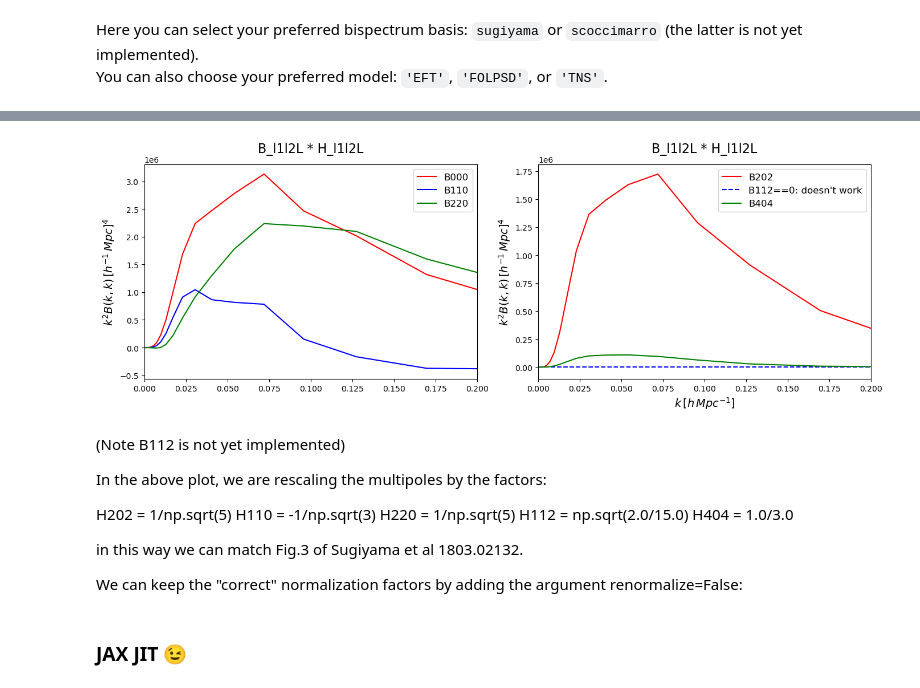
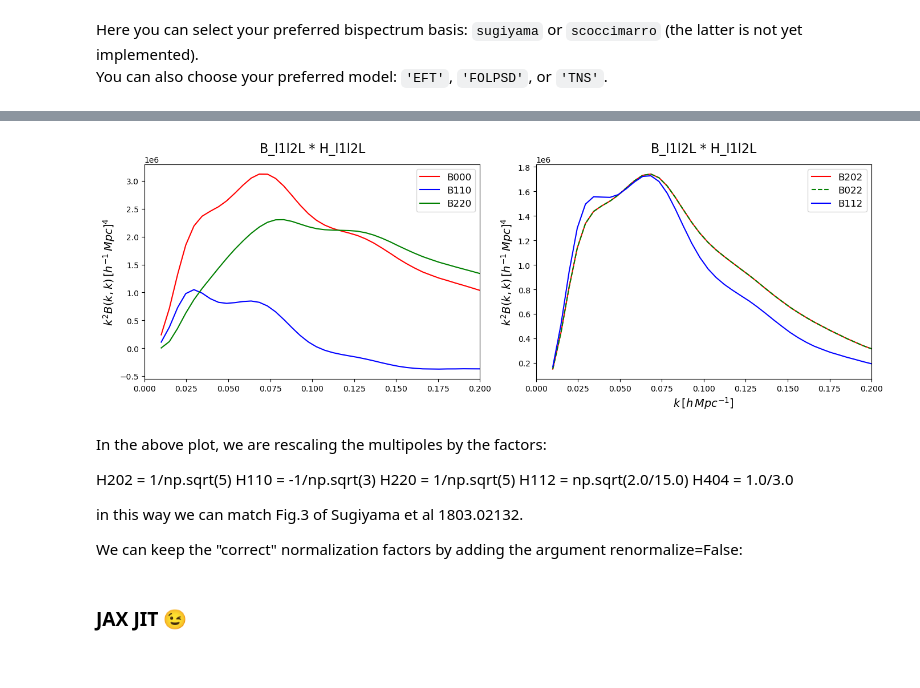
Before and after one commit to cosmodesi/FolpsD, a Jupyter notebook: folps/run_folps_jax.ipynb, the cells around one changed output, grey strips where cells are left out. Drawn from its saved outputs; the diff is of its cells as text; code cells hidden in the pictures.

Commit message:
new multipoles and Scoccimarro bispectrum
new Sugiyama multipoles, implemented the bispectrum convolution, and added the Scoccimarro bispectrum

```diff
--- a/folps/run_folps_jax.ipynb
+++ b/folps/run_folps_jax.ipynb
@@ -221,21 +213,29 @@ f0 = nonlinear.f0
 
 bpars = [b1, b2, bs2, c1, c2, Bshot, Pshot, X_FoG_bk]
 # %%
-ks = np.logspace(np.log10(0.0001), np.log10(0.4), 30)
-k1k2T = np.vstack([ks,ks]).T
+k_ev = np.linspace(0.01,0.2, num = 40)
+k1k2T =np.vstack([k_ev,k_ev]).T   # List of pairs of k. (B=B(k1,k2))
 # %% [markdown]
 Here you can select your preferred bispectrum basis: `sugiyama` or `scoccimarro` (the latter is not yet implemented).
 You can also choose your preferred model: `'EFT'`, `'FOLPSD'`, or `'TNS'`.
 # %%
-bispectrum = BispectrumCalculator(basis='sugiyama', model = 'FOLPSD')
+bispectrum = BispectrumCalculator( model = 'FOLPSD')
 # %%
 k_pkl_pklnw = np.array([table[0], table[1], table_now[1]])
 # %%
 %%time
-B000, B110, B220, B202, B112, B404 = bispectrum.Bisp_Sugiyama(f=f0,  bpars=bpars,
-                                      k_pkl_pklnw=k_pkl_pklnw, z_pk=kwargs['z'],
-                                      k1k2pairs=k1k2T, qpar=1, qper=1, precision=[10,10,10], damping='lor',
-                                      multipoles = ['B000', 'B110', 'B220', 'B202', 'B112', 'B404'],
-                                      renormalize = True
-                                      )
+B000, B110, B220, B202, B022, B112 = bispectrum.Sugiyama_Bell(
+                                      f=f0,
+                                      bpars=bpars,
+                                      k_pkl_pklnw=k_pkl_pklnw,
+                                      k1k2pairs=k1k2T,
+                                      qpar=1,
+                                      qper=1,
+                                      precision=[10,10,10],
+                                      damping='lor',
+                                      multipoles = ['B000', 'B110', 'B220', 'B202', 'B022', 'B112'],
+                                      renormalize = True,
+                                      interpolation_method='linear',
+                                      bias_scheme='folps'
+)
 # %% [output]
@@ -247,39 +244,32 @@ Wall time: 3.96 s
 # %%
 xmax=0.2
 
 fig, axs = plt.subplots(1, 2, figsize=(14, 5))
 
 axs[0].set_ylabel(r'$k^2 B(k,k) \, [h^{-1} \,  Mpc]^4$', fontsize=14)
-axs[0].plot(ks, ks**2 * B000, label=r'B000', ls='-', color='red')
-axs[0].plot(ks, ks**2 * B110, label=r'B110', ls='-', color='blue')
-axs[0].plot(ks, ks**2 * B220, label=r'B220', ls='-', color='green')
+axs[0].plot(k_ev, k_ev**2 * B000, label=r'B000', ls='-', color='red')
+axs[0].plot(k_ev, k_ev**2 * B110, label=r'B110', ls='-', color='blue')
+axs[0].plot(k_ev, k_ev**2 * B220, label=r'B220', ls='-', color='green')
 axs[0].set_xlim([0, xmax])
 axs[0].legend(fontsize=12, loc='best')
 axs[0].set_title('B_l1l2L * H_l1l2L', fontsize=16, pad=15)
 
-
-
-
-
 axs[1].set_xlabel(r'$k \, [h\, Mpc^{-1}]$', fontsize=14)
 axs[1].set_ylabel(r'$k^2 B(k,k) \, [h^{-1} \,  Mpc]^4$', fontsize=14)
-axs[1].plot(ks, ks**2 * B202, label=r'B202', ls='-', color='red')
-axs[1].plot(ks, ks**2 * B112, label=r"B112==0: doesn't work", ls='--', color='blue')
-axs[1].plot(ks, ks**2 * B404, label=r'B404', ls='-', color='green')
-
+axs[1].plot(k_ev, k_ev**2 * B202, label=r'B202', ls='-', color='red')
+axs[1].plot(k_ev, k_ev**2 * B022, label=r'B022', ls='--', color='green')
+axs[1].plot(k_ev, k_ev**2 * B112, label=r"B112", ls='-', color='blue')
 
 axs[1].set_xlim([0, xmax])
 axs[1].legend(fontsize=12, loc='best')
 axs[1].set_title('B_l1l2L * H_l1l2L', fontsize=16, pad=15)
 
 
 plt.tight_layout()
 plt.show()
 # %% [output]
-[figure, old version]
+[figure, new version]
 # %% [markdown]
-(Note B112 is not yet implemented)
-
 In the above plot, we are rescaling the multipoles by the factors:
 
 H202 =  1/np.sqrt(5)
```
Also changed, not shown: parts of 10 cells of this notebook, 27 other files.
